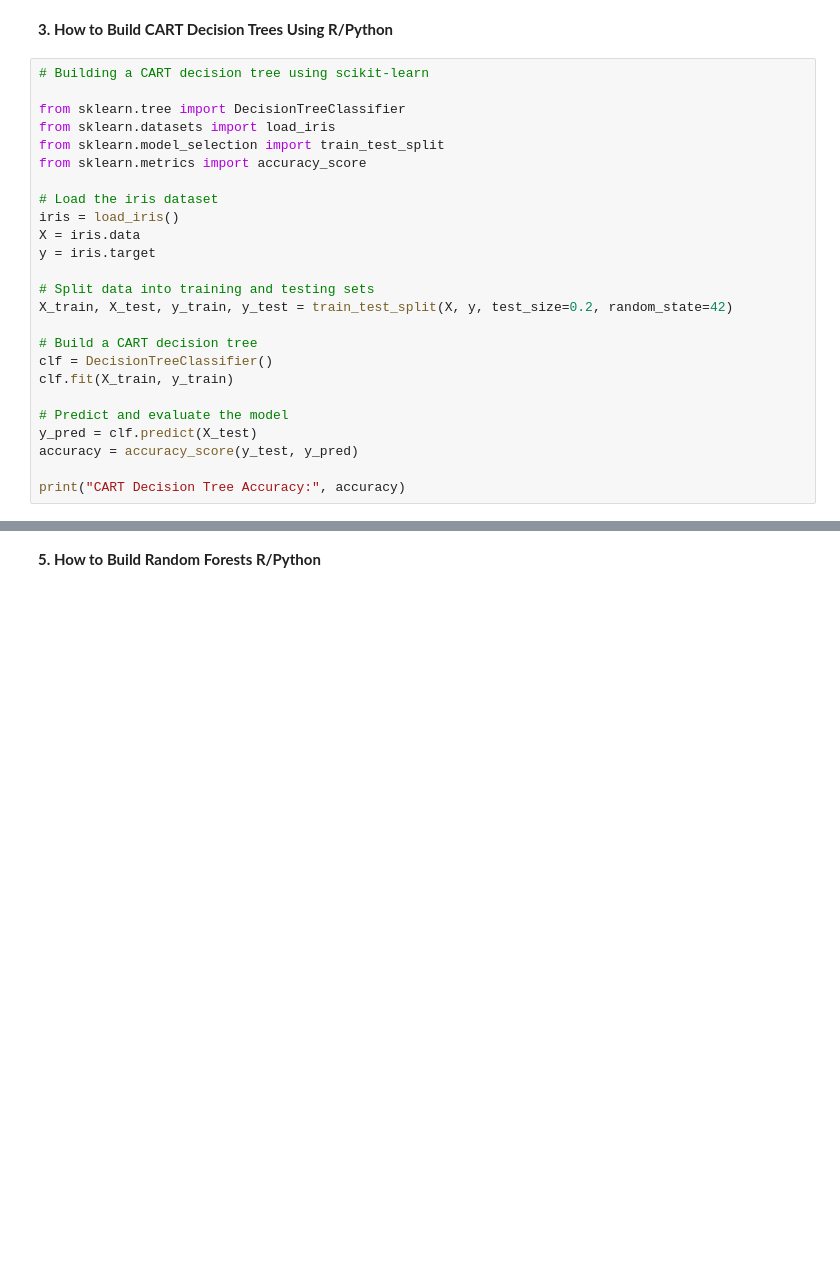
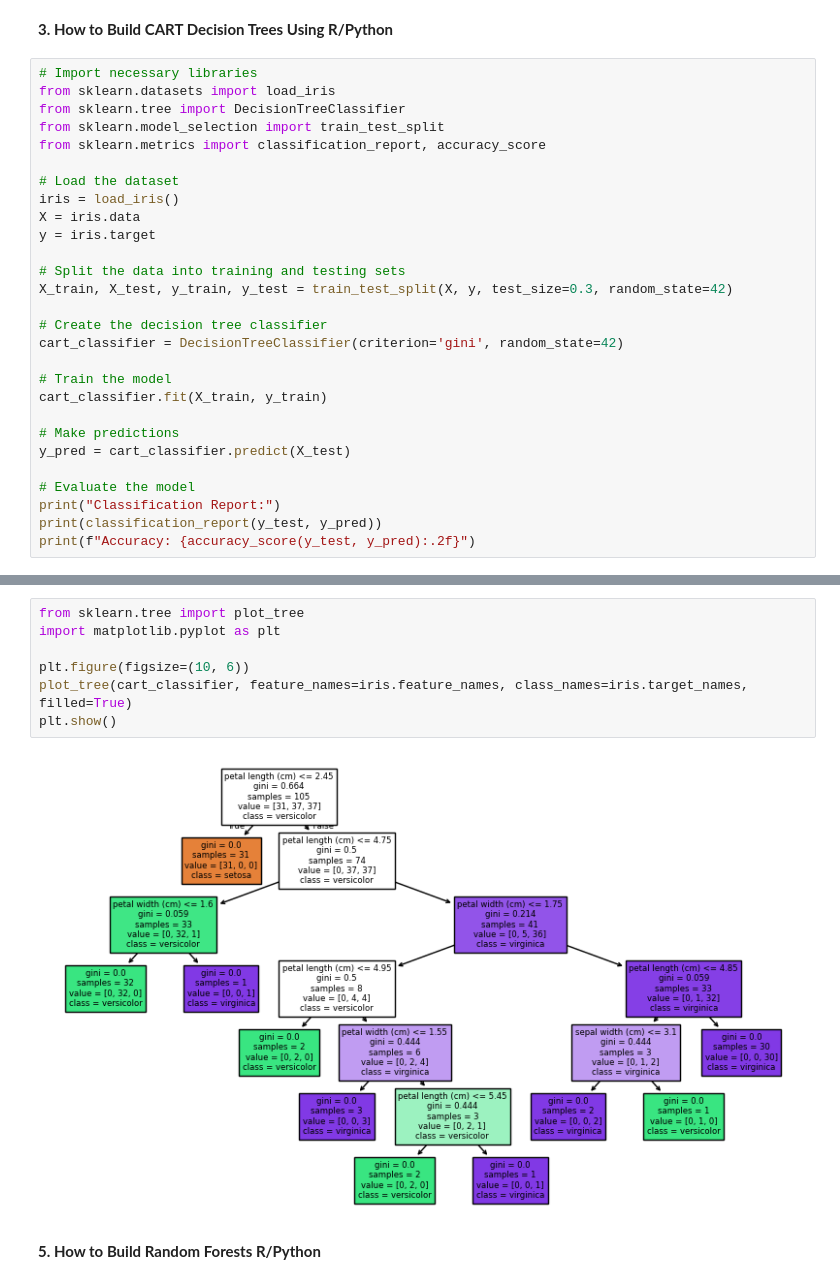
Before and after one commit to ARPANPATRA111/googlecolab, a Jupyter notebook: #4DATA_PREPARATION_PHASE_TO_MODEL_THE_DATA.ipynb, the cells around one changed output, grey strips where cells are left out. Cells and saved outputs as stored; diff of their text form; blank space fills up the shorter version.

```diff
--- a/#4DATA_PREPARATION_PHASE_TO_MODEL_THE_DATA.ipynb
+++ b/#4DATA_PREPARATION_PHASE_TO_MODEL_THE_DATA.ipynb
@@ -76,28 +76,31 @@ Balanced Data Set:
 # %% [markdown]
 **3. How to Build CART Decision Trees Using R/Python**
 # %%
-# Building a CART decision tree using scikit-learn
+# Import necessary libraries
+from sklearn.datasets import load_iris
+from sklearn.tree import DecisionTreeClassifier
+from sklearn.model_selection import train_test_split
+from sklearn.metrics import classification_report, accuracy_score
 
-from sklearn.tree import DecisionTreeClassifier
-from sklearn.datasets import load_iris
-from sklearn.model_selection import train_test_split
-from sklearn.metrics import accuracy_score
-
-# Load the iris dataset
+# Load the dataset
 iris = load_iris()
 X = iris.data
 y = iris.target
 
-# Split data into training and testing sets
-X_train, X_test, y_train, y_test = train_test_split(X, y, test_size=0.2, random_state=42)
+# Split the data into training and testing sets
+X_train, X_test, y_train, y_test = train_test_split(X, y, test_size=0.3, random_state=42)
 
-# Build a CART decision tree
-clf = DecisionTreeClassifier()
-clf.fit(X_train, y_train)
+# Create the decision tree classifier
+cart_classifier = DecisionTreeClassifier(criterion='gini', random_state=42)
 
-# Predict and evaluate the model
-y_pred = clf.predict(X_test)
-accuracy = accuracy_score(y_test, y_pred)
+# Train the model
+cart_classifier.fit(X_train, y_train)
 
-print("CART Decision Tree Accuracy:", accuracy)
+# Make predictions
+y_pred = cart_classifier.predict(X_test)
+
+# Evaluate the model
+print("Classification Report:")
+print(classification_report(y_test, y_pred))
+print(f"Accuracy: {accuracy_score(y_test, y_pred):.2f}")
 # %% [output]
@@ -105,3 +146,12 @@ CART Decision Tree Accuracy: 1.0
+# %%
+from sklearn.tree import plot_tree
+import matplotlib.pyplot as plt
+
+plt.figure(figsize=(10, 6))
+plot_tree(cart_classifier, feature_names=iris.feature_names, class_names=iris.target_names, filled=True)
+plt.show()
+# %% [output]
+[figure, added]
 # %% [markdown]
 **5. How to Build Random Forests R/Python**
 # %%
```
Also changed, not shown: parts of 5 cells of this notebook.
